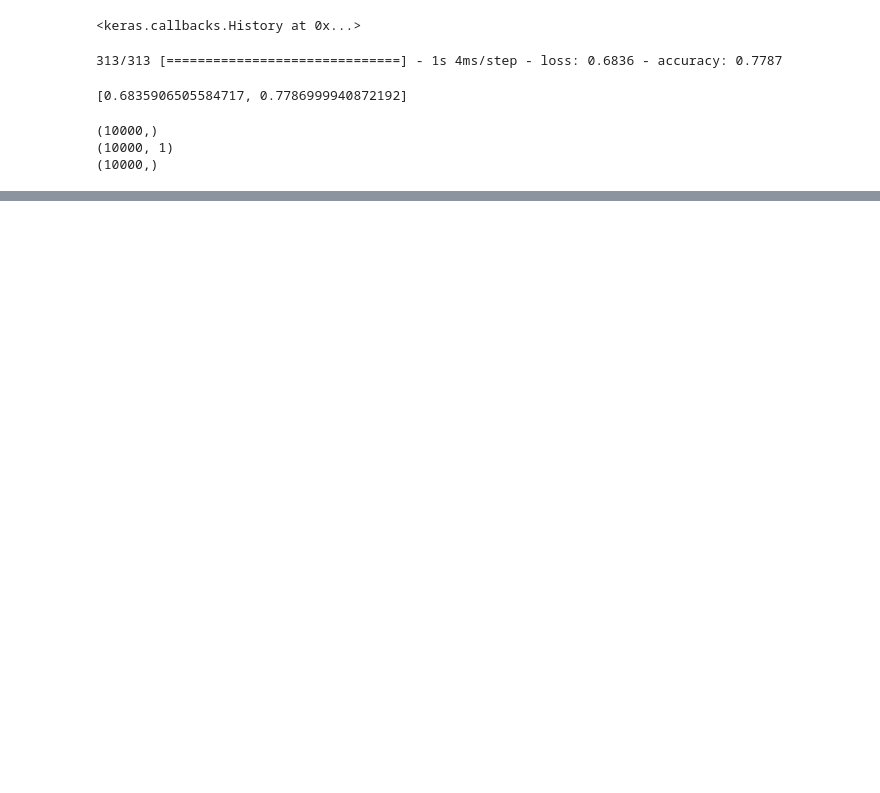
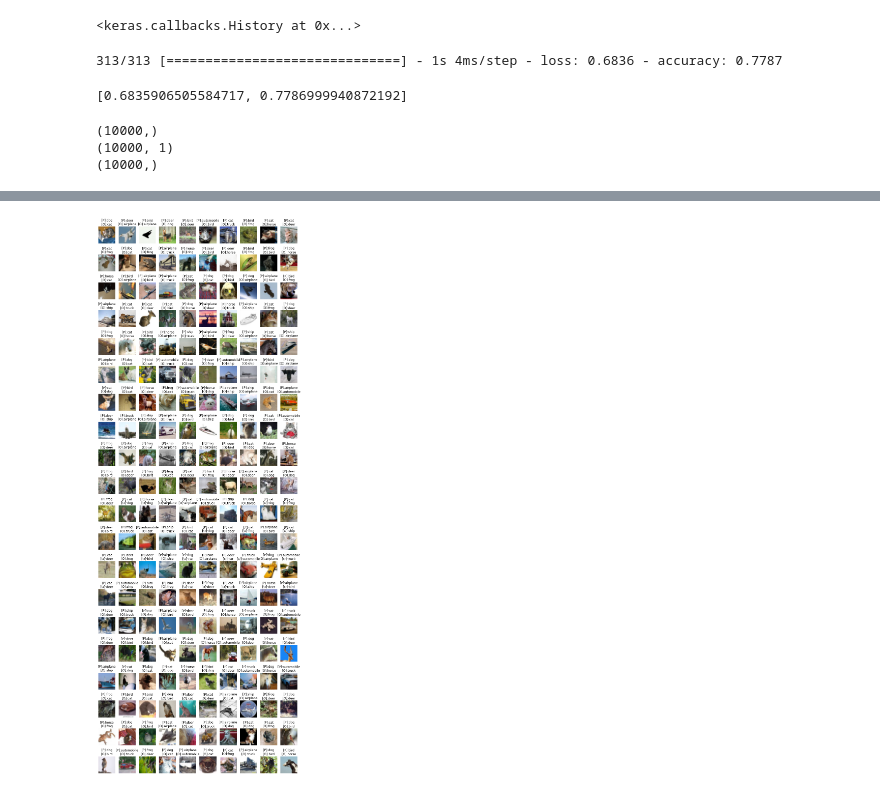
Before and after one commit to ZJCHEN0109/AIMarchinLearn, a Jupyter notebook: cnn.ipynb, the cells around one changed output, grey strips where cells are left out. Cells and saved outputs as stored; diff of their text form; code cells hidden in the pictures; blank space fills up the shorter version.

```diff
--- a/cnn.ipynb
+++ b/cnn.ipynb
@@ -175,3 +175,26 @@ pd.DataFrame(mat,
 | horse(真實) | 12 | 1 | 19 | 45 | 47 | 63 | 8 | 796 | 3 | ... |
 | ship(真實) | 49 | 18 | 13 | 18 | 4 | 7 | 2 | 2 | 873 | ... |
 | truck(真實) | 29 | 68 | 11 | 24 | 2 | 11 | 7 | 12 | 20 | ... |
+# %%
+import numpy as np
+# 預測不對的idx
+# 太多了, 所以我取兩百筆就好
+idx = np.nonzero(pre != y_test_r)[0][:200]
+# 預測不對的圖的正確答案
+pre_false_label = y_test_r[idx]
+# 預測不對的圖的預測值
+pre_false_pred = pre[idx]
+# 預測不對的圖的原圖
+pre_false_img = x_test[idx]
+
+plt.figure(figsize=(14, 42))
+width = 10
+height = len(idx) // width + 1
+for i in range(len(idx)):
+    plt.subplot(height, width, i+1)
+    t = "[P]:{}\n[O]:{}".format(trans[pre_false_pred[i]], trans[pre_false_label[i]])
+    plt.title(t)
+    plt.axis("off")
+    plt.imshow(pre_false_img[i])
+# %% [output]
+[figure, added]
```
